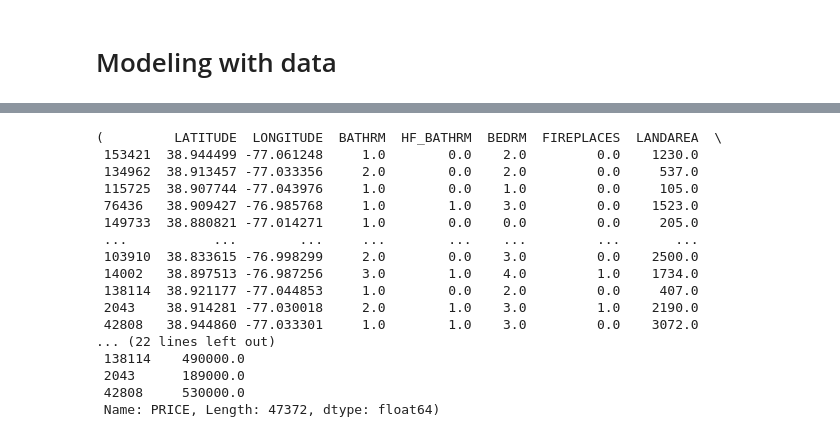
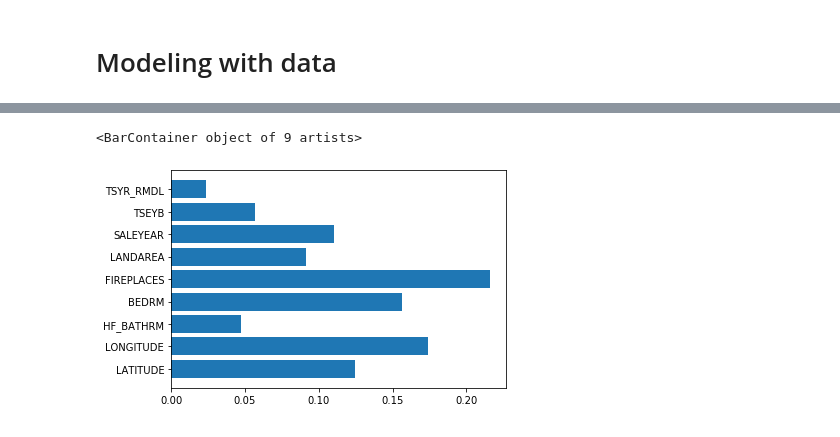
Before and after one commit to goh12/socialdataanalysis2020-finalproject, a Jupyter notebook: Exploratory/Pre-processing.ipynb, the cells around one changed output, grey strips where cells are left out. Saved outputs shown, nothing was run; the diff lists cells and outputs as text; code cells hidden in the pictures.

```diff
--- a/Exploratory/Pre-processing.ipynb
+++ b/Exploratory/Pre-processing.ipynb
@@ -499,23 +511,8 @@ train score: 0.9701135570099859
-# %%
-X_train,y_train
-# %% [output]
-(         LATITUDE  LONGITUDE  BATHRM  HF_BATHRM  BEDRM  FIREPLACES  LANDAREA  \
- 153421  38.944499 -77.061248     1.0        0.0    2.0         0.0    1230.0
- 134962  38.913457 -77.033356     2.0        0.0    2.0         0.0     537.0
- 115725  38.907744 -77.043976     1.0        0.0    1.0         0.0     105.0
- 76436   38.909427 -76.985768     1.0        1.0    3.0         0.0    1523.0
- 149733  38.880821 -77.014271     1.0        0.0    0.0         0.0     205.0
- ...           ...        ...     ...        ...    ...         ...       ...
- 103910  38.833615 -76.998299     2.0        0.0    3.0         0.0    2500.0
- 14002   38.897513 -76.987256     3.0        1.0    4.0         1.0    1734.0
- 138114  38.921177 -77.044853     1.0        0.0    2.0         0.0     407.0
- 2043    38.914281 -77.030018     2.0        1.0    3.0         1.0    2190.0
- 42808   38.944860 -77.033301     1.0        1.0    3.0         0.0    3072.0
-... (22 lines left out)
- 138114    490000.0
- 2043      189000.0
- 42808     530000.0
- Name: PRICE, Length: 47372, dtype: float64)
+# %%
+plt.barh(X_train.columns,reg.feature_importances_)
+# %% [output]
+<BarContainer object of 9 artists>
+[figure, added]
 # %%
 # est = RandomForestRegressor()
 # params = {'n_estimators':np.logspace(1,np.log(500),7,base=np.e).astype(int),
```
Also changed, not shown: parts of 31 cells of this notebook, 3 other files.
